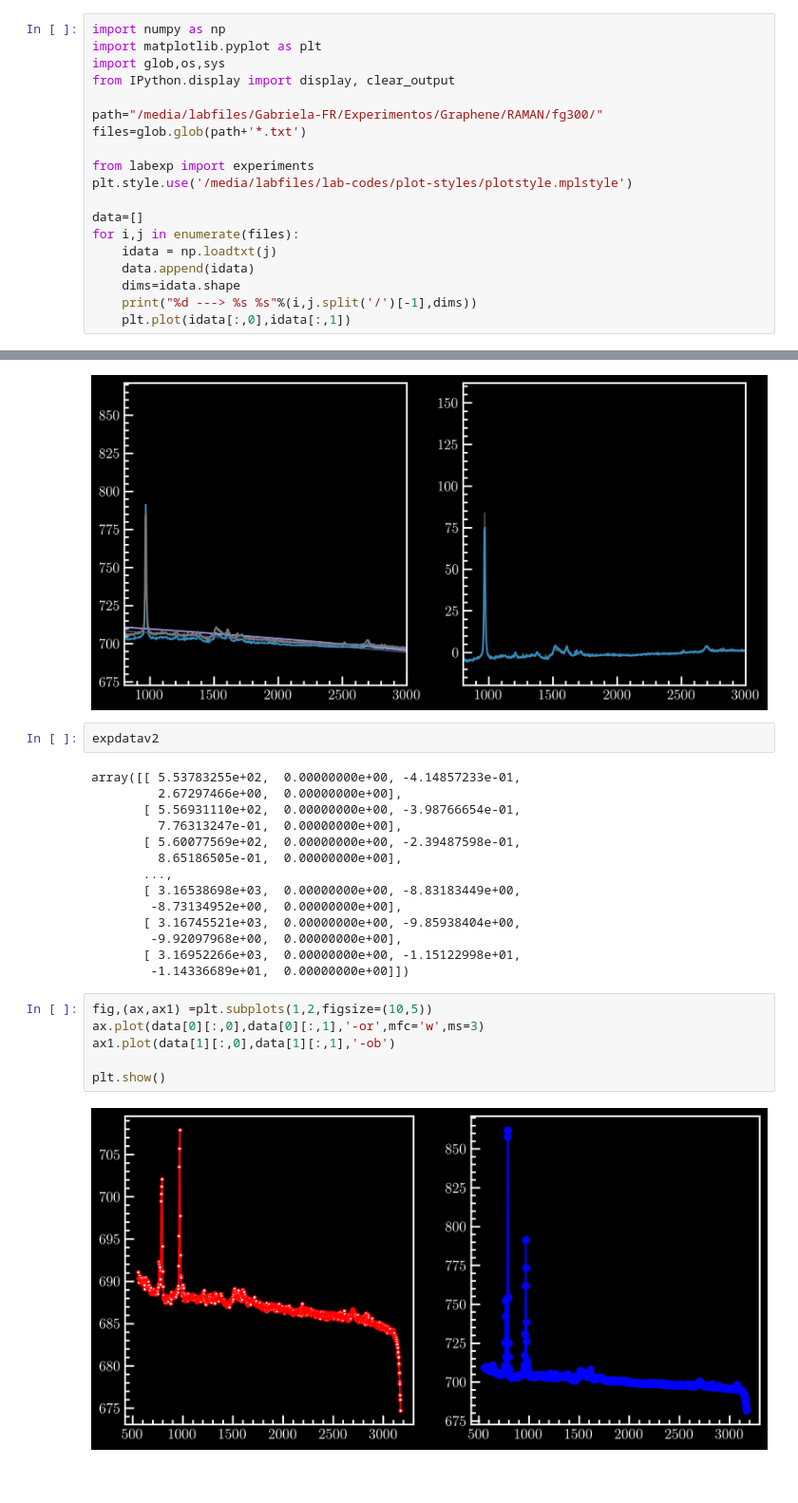
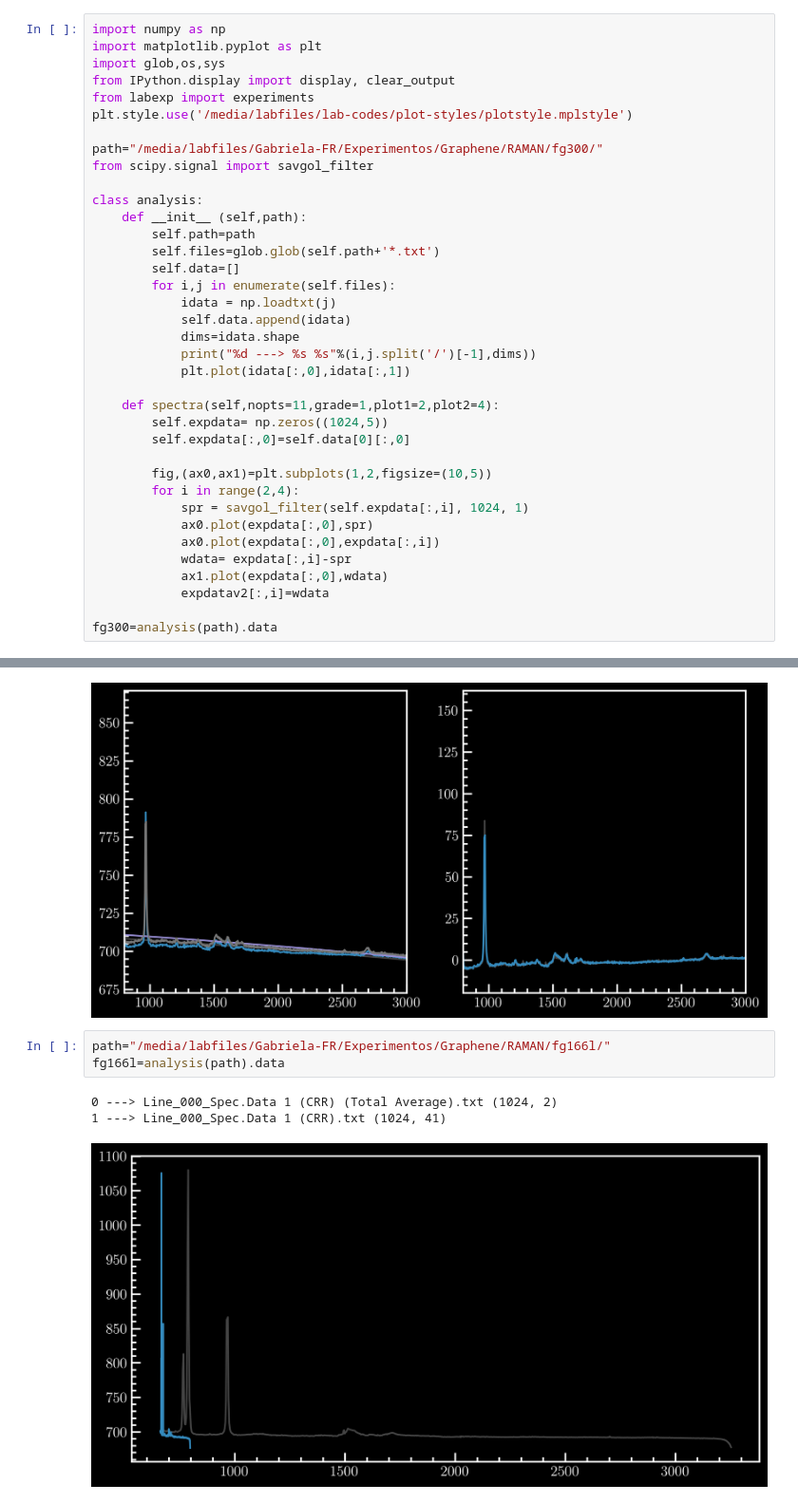
Before and after one commit to NanophotonIICOs/images, a Jupyter notebook: GFR-PhD/image-set-4/analysis.ipynb, the cells around one changed output, grey strips where cells are left out. Shown at 95% size. Drawn from its saved outputs; the diff is of its cells as text; blank space fills up the shorter version.

```diff
--- a/GFR-PhD/image-set-4/analysis.ipynb
+++ b/GFR-PhD/image-set-4/analysis.ipynb
@@ -3,20 +3,38 @@ import numpy as np
 import matplotlib.pyplot as plt
 import glob,os,sys
 from IPython.display import display, clear_output
-
-path="/media/labfiles/Gabriela-FR/Experimentos/Graphene/RAMAN/fg300/"
-files=glob.glob(path+'*.txt')
-
 from labexp import experiments
 plt.style.use('/media/labfiles/lab-codes/plot-styles/plotstyle.mplstyle')
 
-data=[]
-for i,j in enumerate(files):
-    idata = np.loadtxt(j)
-    data.append(idata)
-    dims=idata.shape
-    print("%d ---> %s %s"%(i,j.split('/')[-1],dims))
-    plt.plot(idata[:,0],idata[:,1])
+path="/media/labfiles/Gabriela-FR/Experimentos/Graphene/RAMAN/fg300/"
+from scipy.signal import savgol_filter
+
+class analysis:
+    def __init__ (self,path):
+        self.path=path
+        self.files=glob.glob(self.path+'*.txt')
+        self.data=[]
+        for i,j in enumerate(self.files):
+            idata = np.loadtxt(j)
+            self.data.append(idata)
+            dims=idata.shape
+            print("%d ---> %s %s"%(i,j.split('/')[-1],dims))
+            plt.plot(idata[:,0],idata[:,1])
+
+    def spectra(self,nopts=11,grade=1,plot1=2,plot2=4):
+        self.expdata= np.zeros((1024,5))
+        self.expdata[:,0]=self.data[0][:,0]
+
+        fig,(ax0,ax1)=plt.subplots(1,2,figsize=(10,5))
+        for i in range(2,4):
+            spr = savgol_filter(self.expdata[:,i], 1024, 1)
+            ax0.plot(expdata[:,0],spr)
+            ax0.plot(expdata[:,0],expdata[:,i])
+            wdata= expdata[:,i]-spr
+            ax1.plot(expdata[:,0],wdata)
+            expdatav2[:,i]=wdata
+
+fg300=analysis(path).data
 # %% [output]
 0 ---> 170315 Single 003 fg300 ccr.txt (1024, 2)
 1 ---> Single 001 fg300 ccr.txt (1024, 2)
@@ -51,27 +69,10 @@ for axi in fig.axes:
 np.savetxt('data/fg300-v2.dat',expdatav2,delimiter=',')
 # %% [output]
 [figure]
-# %%
-expdatav2
-# %% [output]
-array([[ 5.53783255e+02,  0.00000000e+00, -4.14857233e-01,
-         2.67297466e+00,  0.00000000e+00],
-       [ 5.56931110e+02,  0.00000000e+00, -3.98766654e-01,
-         7.76313247e-01,  0.00000000e+00],
-       [ 5.60077569e+02,  0.00000000e+00, -2.39487598e-01,
-         8.65186505e-01,  0.00000000e+00],
-       ...,
-       [ 3.16538698e+03,  0.00000000e+00, -8.83183449e+00,
-        -8.73134952e+00,  0.00000000e+00],
-       [ 3.16745521e+03,  0.00000000e+00, -9.85938404e+00,
-        -9.92097968e+00,  0.00000000e+00],
-       [ 3.16952266e+03,  0.00000000e+00, -1.15122998e+01,
-        -1.14336689e+01,  0.00000000e+00]])
-# %%
-fig,(ax,ax1) =plt.subplots(1,2,figsize=(10,5))
-ax.plot(data[0][:,0],data[0][:,1],'-or',mfc='w',ms=3)
-ax1.plot(data[1][:,0],data[1][:,1],'-ob')
-
-plt.show()
-# %% [output]
-[figure, removed]
+# %%
+path="/media/labfiles/Gabriela-FR/Experimentos/Graphene/RAMAN/fg166l/"
+fg166l=analysis(path).data
+# %% [output]
+0 ---> Line_000_Spec.Data 1 (CRR) (Total Average).txt (1024, 2)
+1 ---> Line_000_Spec.Data 1 (CRR).txt (1024, 41)
+[figure, added]
```
Also changed, not shown: parts of 2 cells of this notebook.
